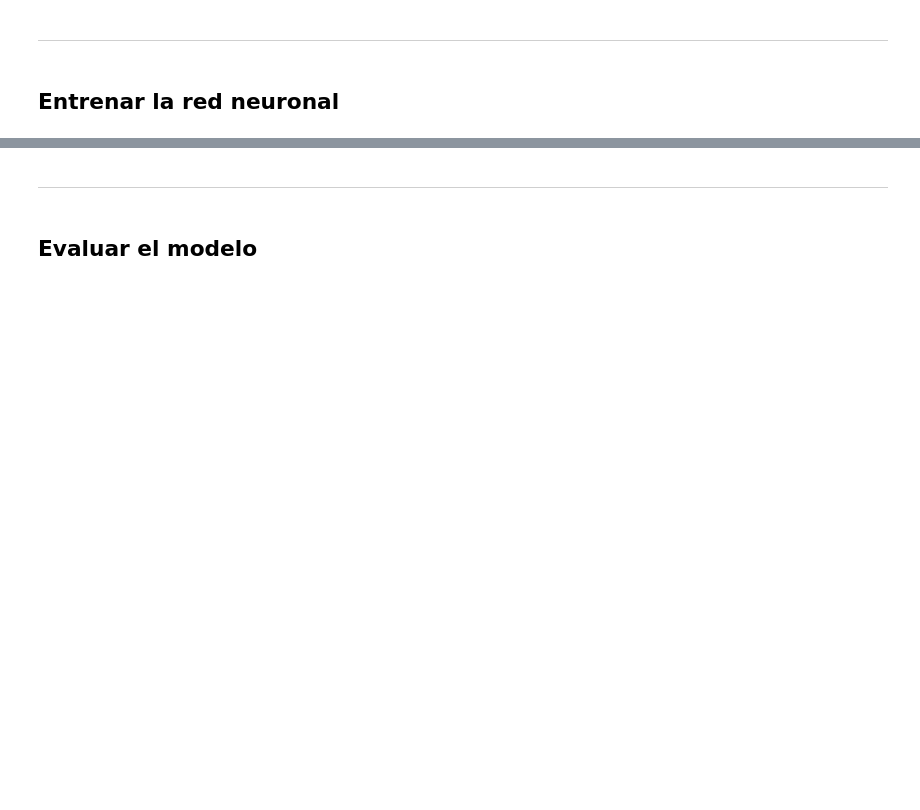
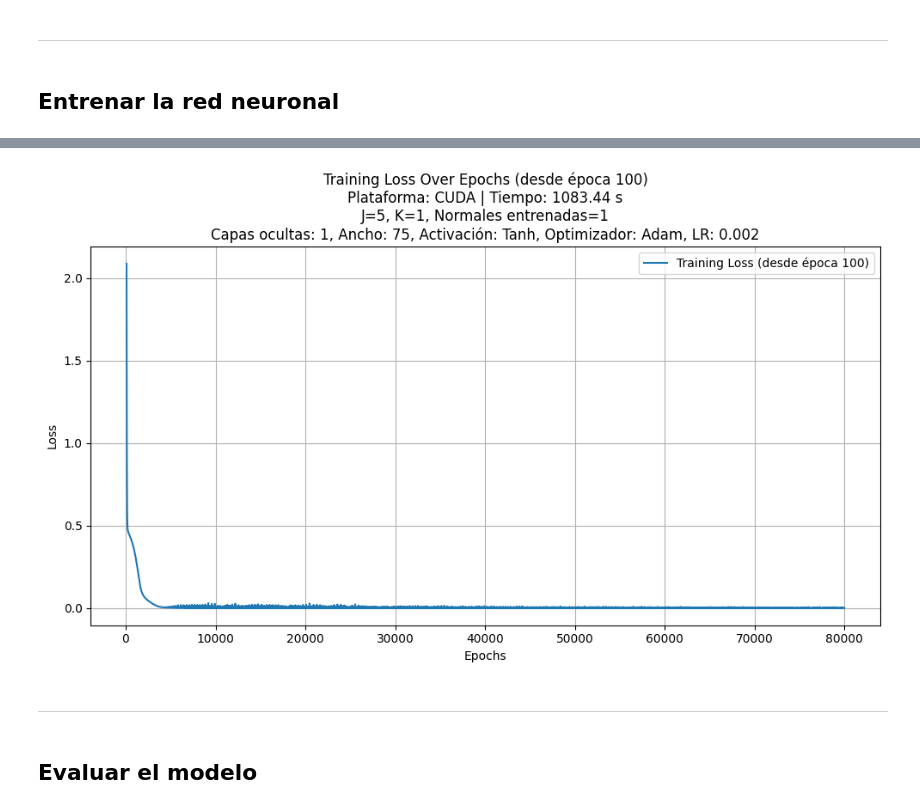
Before and after one commit to davidnfu0/NN_SPDEs, a Jupyter notebook: Código/heat_1d_paper.ipynb, the cells around one changed output, grey strips where cells are left out. Drawn from its saved outputs; the diff is of its cells as text; code cells hidden in the pictures; blank space fills up the shorter version.

```diff
--- a/Código/heat_1d_paper.ipynb
+++ b/Código/heat_1d_paper.ipynb
@@ -260,3 +232,39 @@ if train:
+# %%
+if train:
+    # Visualizar la pérdida durante el entrenamiento a partir de la época 100
+    loss_list_cpu = []
+    for loss in loss_list:
+        loss_list_cpu.append(loss.detach().cpu().numpy())
+    plt.figure(figsize=(10, 6))
+    plt.plot(
+        range(100, len(loss_list_cpu)),
+        loss_list_cpu[100:],
+        label="Training Loss (desde época 100)",
+    )
+    title_str = (
+        f"Training Loss Over Epochs (desde época 100)\n"
+        f"{platform_str} | Tiempo: {elapsed_time:.2f} s\n"
+        f"J={J}, K={K}, Normales entrenadas={n_normals_to_train}\n"
+        f"Capas ocultas: {n_layers}, Ancho: {wide}, "
+        f"Activación: {activation.__name__}, Optimizador: {optimizer.__name__}, LR: {lr}"
+    )
+    plt.title(title_str)
+    plt.xlabel("Epochs")
+    plt.ylabel("Loss")
+    plt.grid()
+    plt.legend()
+    plt.tight_layout()
+    filename_loss = (
+        main_path
+        + f"heat_1d_paper_training_loss_from_100_J{J}_K{K}_N{n_normals_to_train}.pdf"
+    )
+    plt.savefig(filename_loss)
+    plt.show()
+
+    # Guardar el modelo entrenado
+    torch.save(nn_model.state_dict(), main_path + "params.txt")
+# %% [output]
+[figure, added]
 # %%
 if not train:
     # Cargar el modelo preentrenado
```
Also changed, not shown: parts of 11 cells of this notebook, 2 other files.
